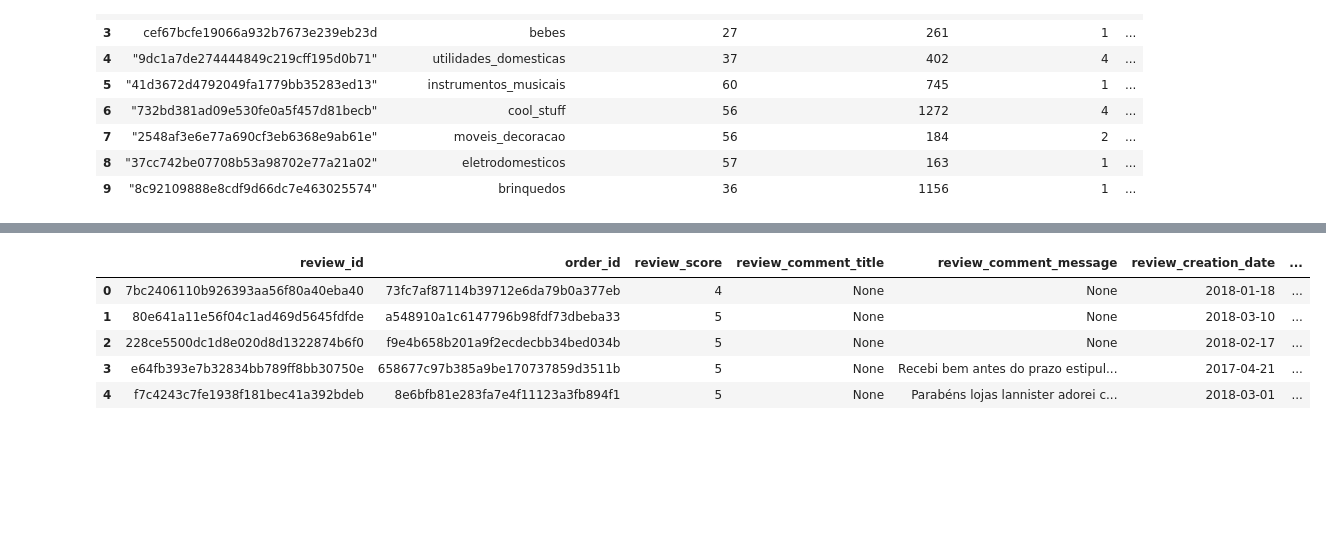
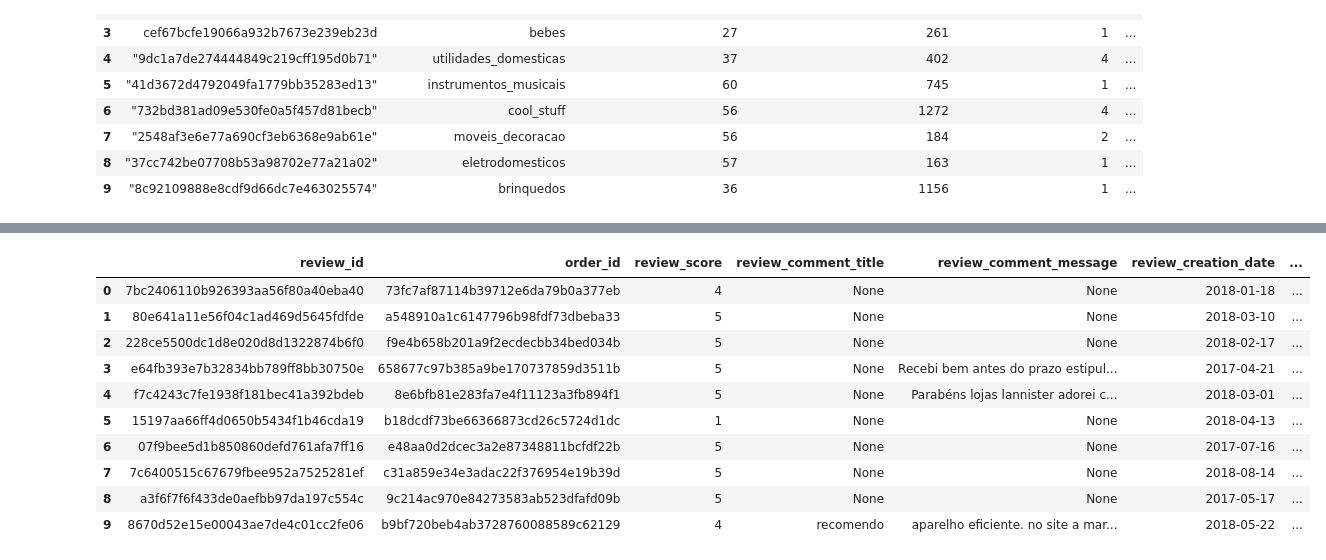
Before and after one commit to ISAAC-Neumoton/CodeAlpha_DataAnalysis, a Jupyter notebook: TASK1_ETL/load.ipynb, the cells around one changed output, grey strips where cells are left out. Saved outputs shown, nothing was run; the diff lists cells and outputs as text; code cells hidden in the pictures; blank space fills up the shorter version.

```diff
--- a/TASK1_ETL/load.ipynb
+++ b/TASK1_ETL/load.ipynb
@@ -147,10 +172,15 @@ product_category.head()
 # %%
 # load the reviews table
-reviews.head()
+reviews.head(10)
 # %% [output]
 |  | review_id | order_id | review_score | review_comment_title | review_comment_message | review_creation_date | ... |
 | 0 | 7bc2406110b926393aa56f80a40eba40 | 73fc7af87114b39712e6da79b0a377eb | 4 | None | None | 2018-01-18 | ... |
 | 1 | 80e641a11e56f04c1ad469d5645fdfde | a548910a1c6147796b98fdf73dbeba33 | 5 | None | None | 2018-03-10 | ... |
 | 2 | 228ce5500dc1d8e020d8d1322874b6f0 | f9e4b658b201a9f2ecdecbb34bed034b | 5 | None | None | 2018-02-17 | ... |
 | 3 | e64fb393e7b32834bb789ff8bb30750e | 658677c97b385a9be170737859d3511b | 5 | None | Recebi bem antes do prazo estipul... | 2017-04-21 | ... |
 | 4 | f7c4243c7fe1938f181bec41a392bdeb | 8e6bfb81e283fa7e4f11123a3fb894f1 | 5 | None | Parabéns lojas lannister adorei c... | 2018-03-01 | ... |
+| 5 | 15197aa66ff4d0650b5434f1b46cda19 | b18dcdf73be66366873cd26c5724d1dc | 1 | None | None | 2018-04-13 | ... |
+| 6 | 07f9bee5d1b850860defd761afa7ff16 | e48aa0d2dcec3a2e87348811bcfdf22b | 5 | None | None | 2017-07-16 | ... |
+| 7 | 7c6400515c67679fbee952a7525281ef | c31a859e34e3adac22f376954e19b39d | 5 | None | None | 2018-08-14 | ... |
+| 8 | a3f6f7f6f433de0aefbb97da197c554c | 9c214ac970e84273583ab523dfafd09b | 5 | None | None | 2017-05-17 | ... |
+| 9 | 8670d52e15e00043ae7de4c01cc2fe06 | b9bf720beb4ab3728760088589c62129 | 4 | recomendo | aparelho eficiente. no site a mar... | 2018-05-22 | ... |
```
Also changed, not shown: parts of 5 cells of this notebook, 1 other file.
